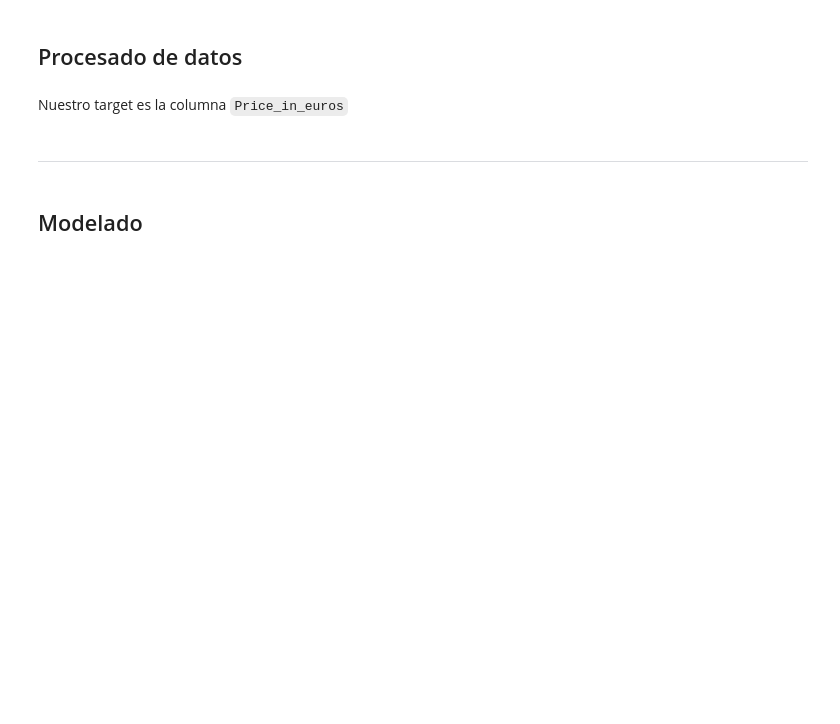
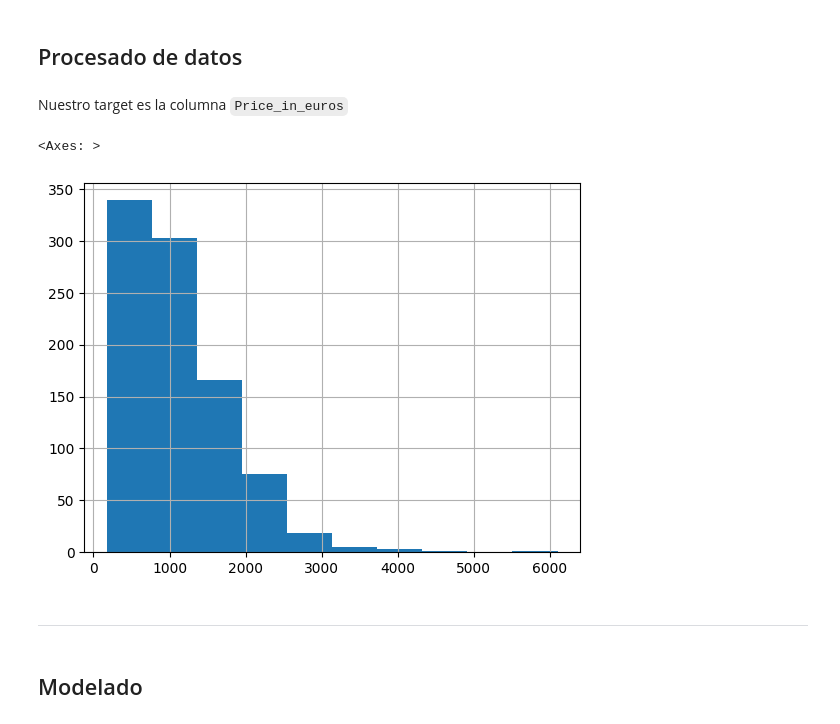
Before and after one commit to jacobo010/ONLINE_DS_THEBRIDGE_jacobo, a Jupyter notebook: Programacion_basica/Kaggle/Segundo_modelo.ipynb, the cells around one changed output. Cells and saved outputs as stored; diff of their text form; code cells hidden in the pictures; blank space fills up the shorter version.

```diff
--- a/Programacion_basica/Kaggle/Segundo_modelo.ipynb
+++ b/Programacion_basica/Kaggle/Segundo_modelo.ipynb
@@ -90,6 +94,11 @@ df['ram_gb'] = df['Ram'].str.replace('GB', '').astype(float)
 Nuestro target es la columna `Price_in_euros`
 # %%
 target = "Price_in_euros"
+# %%
+df.Price_in_euros.hist()
+# %% [output]
+<Axes: >
+[figure, added]
 # %% [markdown]
 -----------------------------------------------------------------------------------------------------------------
 # %% [markdown]
```
Also changed, not shown: parts of 14 cells of this notebook, 4 other files.
